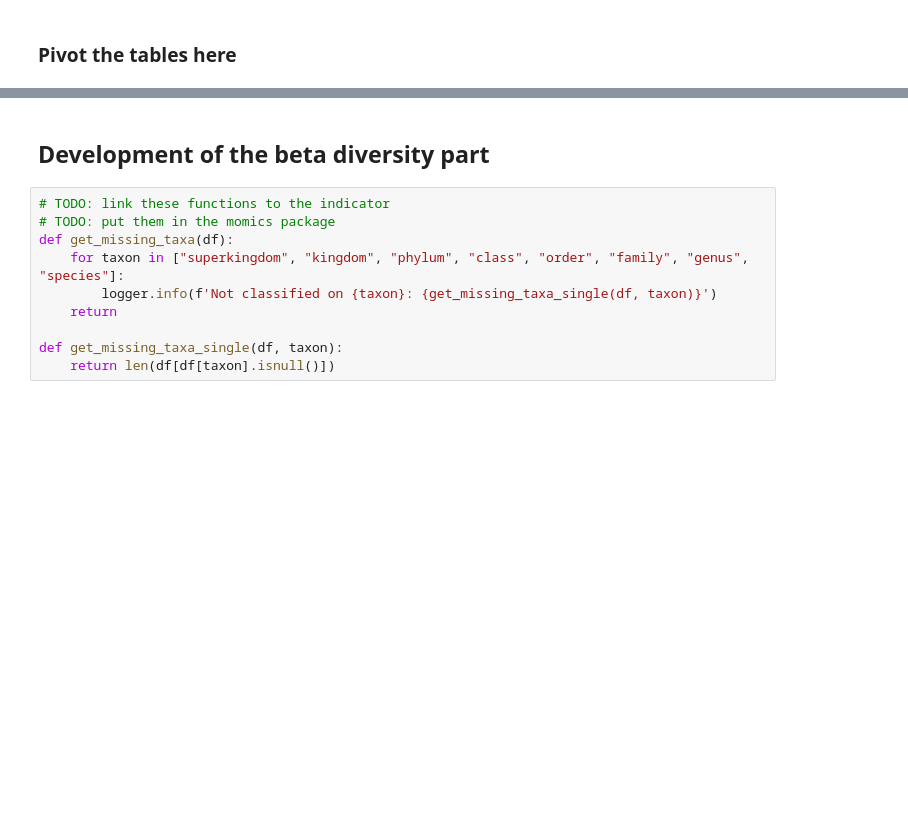
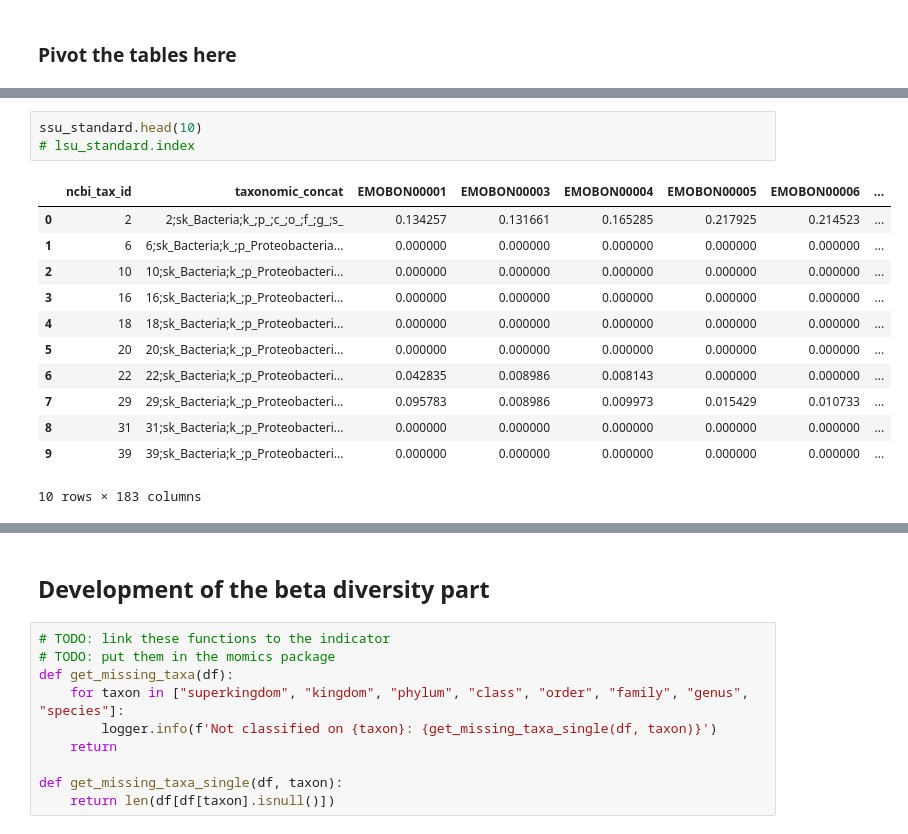
Before and after one commit to emo-bon/momics-demos, a Jupyter notebook: wf2_diversity/diversities_panel_advanced.ipynb, the cells around one changed output, grey strips where cells are left out. Drawn from its saved outputs; the diff is of its cells as text; blank space fills up the shorter version.

```diff
--- a/wf2_diversity/diversities_panel_advanced.ipynb
+++ b/wf2_diversity/diversities_panel_advanced.ipynb
@@ -175,3 +214,19 @@ if DEBUG:
+# %%
+ssu_standard.head(10)
+# lsu_standard.index
+# %% [output]
+|  | ncbi_tax_id | taxonomic_concat | EMOBON00001 | EMOBON00003 | EMOBON00004 | EMOBON00005 | EMOBON00006 | ... |
+| 0 | 2 | 2;sk_Bacteria;k_;p_;c_;o_;f_;g_;s_ | 0.134257 | 0.131661 | 0.165285 | 0.217925 | 0.214523 | ... |
+| 1 | 6 | 6;sk_Bacteria;k_;p_Proteobacteria... | 0.000000 | 0.000000 | 0.000000 | 0.000000 | 0.000000 | ... |
+| 2 | 10 | 10;sk_Bacteria;k_;p_Proteobacteri... | 0.000000 | 0.000000 | 0.000000 | 0.000000 | 0.000000 | ... |
+| 3 | 16 | 16;sk_Bacteria;k_;p_Proteobacteri... | 0.000000 | 0.000000 | 0.000000 | 0.000000 | 0.000000 | ... |
+| 4 | 18 | 18;sk_Bacteria;k_;p_Proteobacteri... | 0.000000 | 0.000000 | 0.000000 | 0.000000 | 0.000000 | ... |
+| 5 | 20 | 20;sk_Bacteria;k_;p_Proteobacteri... | 0.000000 | 0.000000 | 0.000000 | 0.000000 | 0.000000 | ... |
+| 6 | 22 | 22;sk_Bacteria;k_;p_Proteobacteri... | 0.042835 | 0.008986 | 0.008143 | 0.000000 | 0.000000 | ... |
+| 7 | 29 | 29;sk_Bacteria;k_;p_Proteobacteri... | 0.095783 | 0.008986 | 0.009973 | 0.015429 | 0.010733 | ... |
+| 8 | 31 | 31;sk_Bacteria;k_;p_Proteobacteri... | 0.000000 | 0.000000 | 0.000000 | 0.000000 | 0.000000 | ... |
+| 9 | 39 | 39;sk_Bacteria;k_;p_Proteobacteri... | 0.000000 | 0.000000 | 0.000000 | 0.000000 | 0.000000 | ... |
+10 rows × 183 columns
 # %%
 # this is used fot the tabular view only
 df = mgf_parquet_dfs['SSU'].copy()
```
Also changed, not shown: parts of 35 cells of this notebook, 1 other file.
